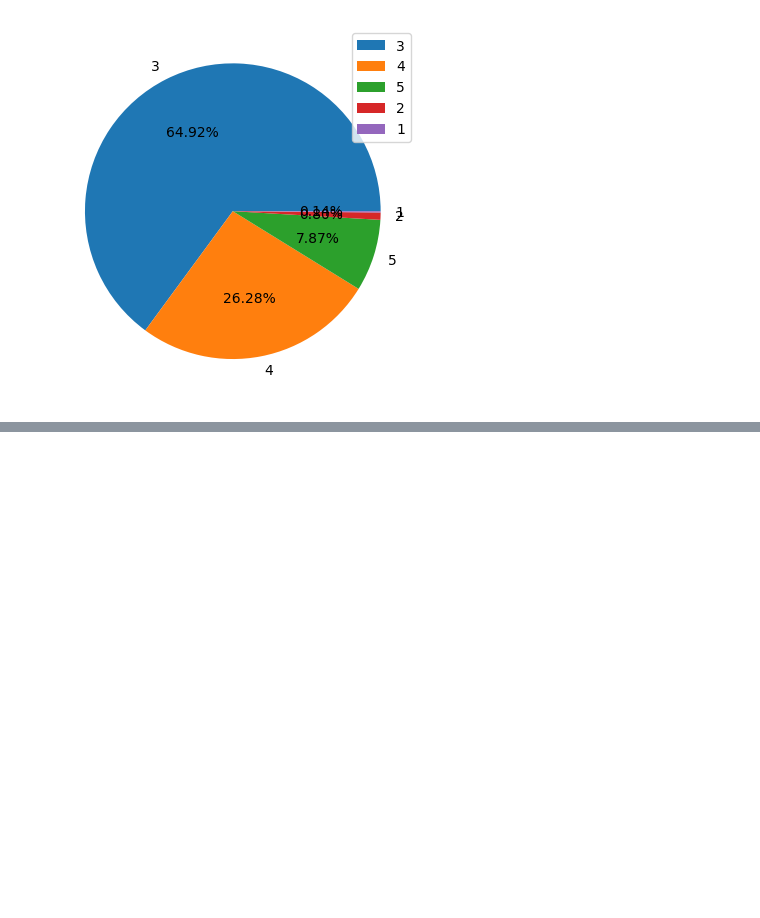
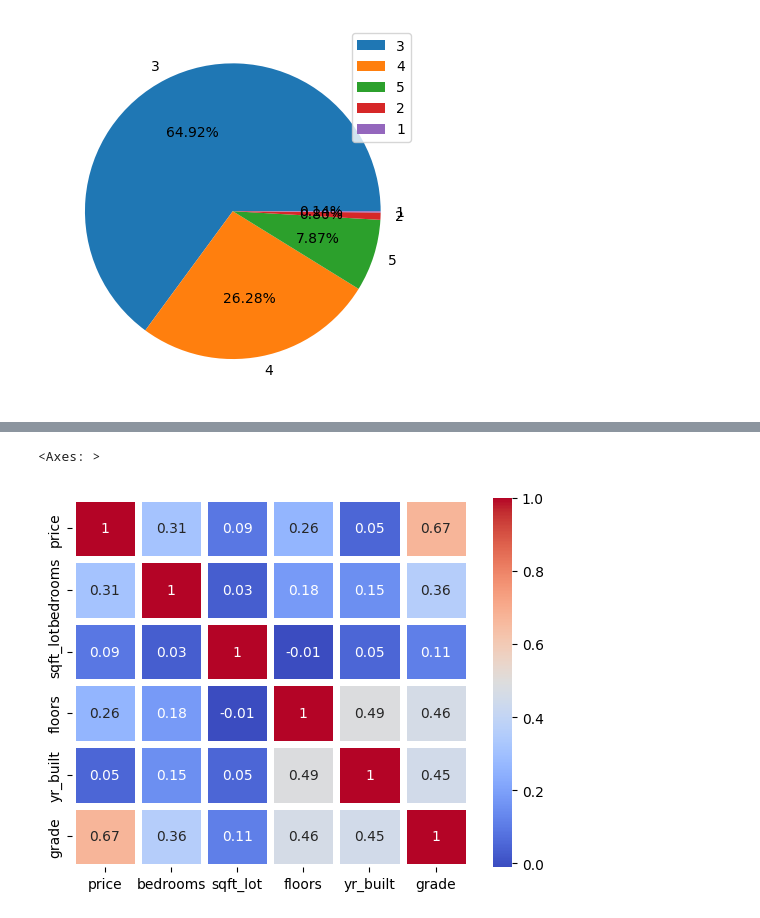
Before and after one commit to Iriska123/final_test_analitics, a Jupyter notebook: task.ipynb, the cells around one changed output, grey strips where cells are left out. Drawn from its saved outputs; the diff is of its cells as text; code cells hidden in the pictures; blank space fills up the shorter version.

```diff
--- a/task.ipynb
+++ b/task.ipynb
@@ -130,0 +195,4 @@ plt.bar(n_ticks,data[''])
+# %%
+df2 = df[['price','bedrooms','sqft_lot','floors','yr_built','grade']]
+corr_matrix = np.round(df2.corr(),2)
+corr_matrix
@@ -130,0 +207,5 @@ plt.bar(n_ticks,data[''])
+# %%
+sns.heatmap(corr_matrix,annot=True,linewidths=5,cmap='coolwarm')
+# %% [output]
+<Axes: >
+[figure, added]
```
Also changed, not shown: parts of 24 cells of this notebook.
